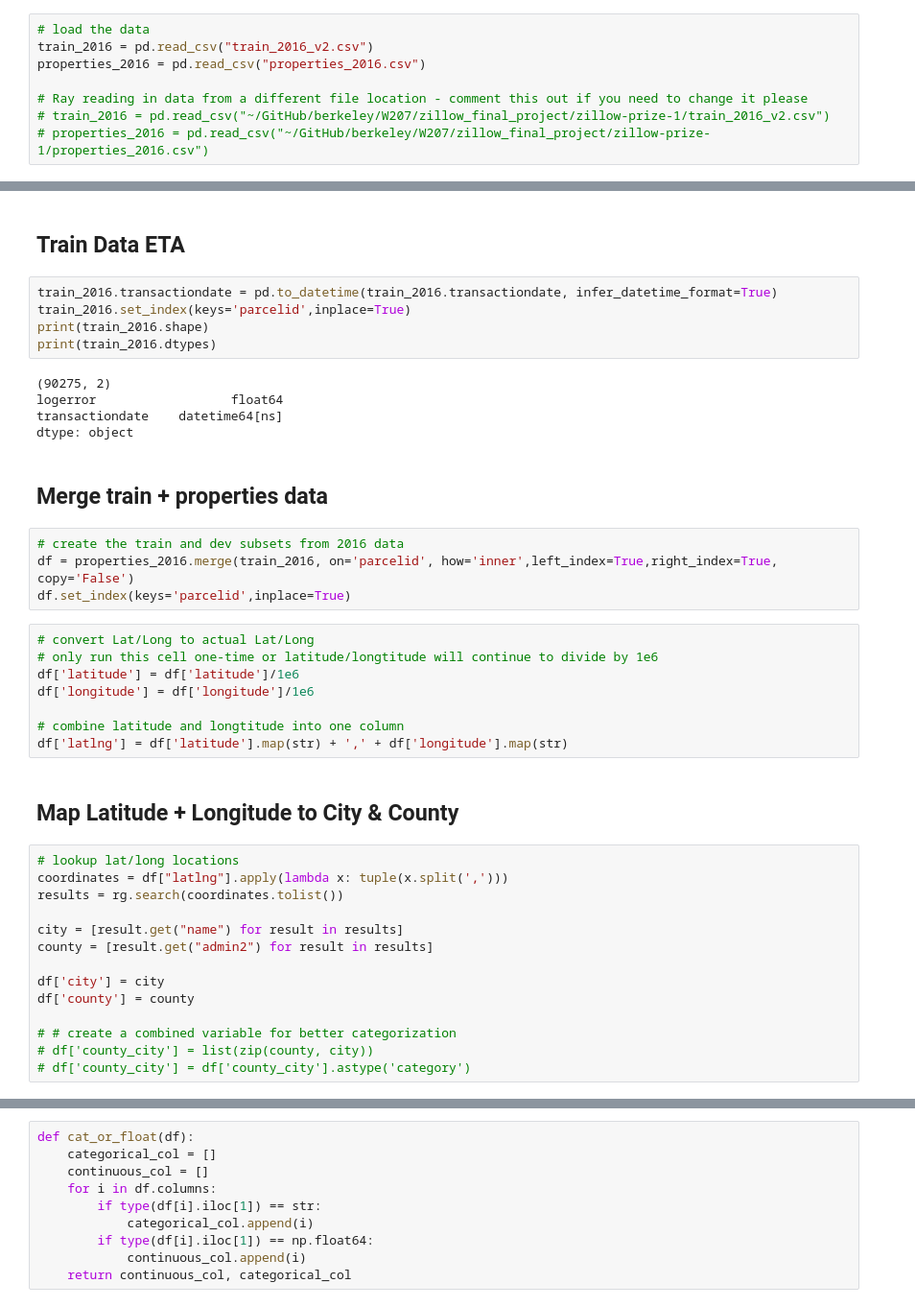
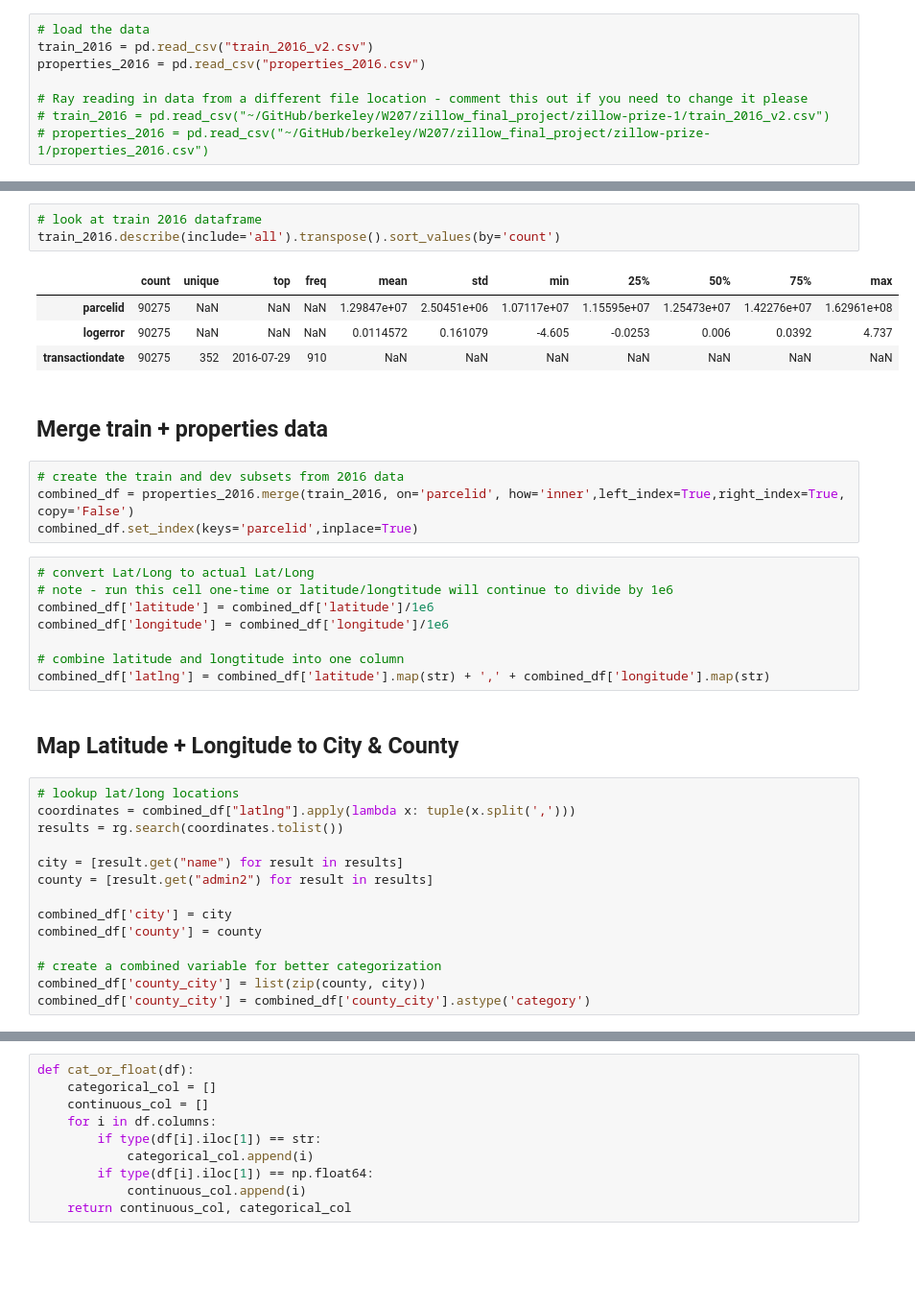
Before and after one commit to AustinDoolittle/W207-Final-Project, a Jupyter notebook: combined_eda.ipynb, the cells around one changed output, grey strips where cells are left out. Shown: that part at 96% size. Drawn from its saved outputs; the diff is of its cells as text; blank space fills up the shorter version.

```diff
--- a/combined_eda.ipynb
+++ b/combined_eda.ipynb
@@ -152,42 +60,38 @@ properties_2016.describe().transpose()
-# %% [markdown]
-## Train Data ETA
-# %%
-train_2016.transactiondate = pd.to_datetime(train_2016.transactiondate, infer_datetime_format=True)
-train_2016.set_index(keys='parcelid',inplace=True)
-print(train_2016.shape)
-print(train_2016.dtypes)
-# %% [output]
-(90275, 2)
-logerror                  float64
-transactiondate    datetime64[ns]
-dtype: object
+# %%
+# look at train 2016 dataframe
+train_2016.describe(include='all').transpose().sort_values(by='count')
+# %% [output]
+|  | count | unique | top | freq | mean | std | min | 25% | 50% | 75% | max |
+| parcelid | 90275 | NaN | NaN | NaN | 1.29847e+07 | 2.50451e+06 | 1.07117e+07 | 1.15595e+07 | 1.25473e+07 | 1.42276e+07 | 1.62961e+08 |
+| logerror | 90275 | NaN | NaN | NaN | 0.0114572 | 0.161079 | -4.605 | -0.0253 | 0.006 | 0.0392 | 4.737 |
+| transactiondate | 90275 | 352 | 2016-07-29 | 910 | NaN | NaN | NaN | NaN | NaN | NaN | NaN |
 # %% [markdown]
 ## Merge train + properties data
 # %%
 # create the train and dev subsets from 2016 data
-df = properties_2016.merge(train_2016, on='parcelid', how='inner',left_index=True,right_index=True, copy='False')
-df.set_index(keys='parcelid',inplace=True)
+combined_df = properties_2016.merge(train_2016, on='parcelid', how='inner',left_index=True,right_index=True, copy='False')
+combined_df.set_index(keys='parcelid',inplace=True)
 # %%
 # convert Lat/Long to actual Lat/Long
-# only run this cell one-time or latitude/longtitude will continue to divide by 1e6
-df['latitude'] = df['latitude']/1e6
-df['longitude'] = df['longitude']/1e6
+# note - run this cell one-time or latitude/longtitude will continue to divide by 1e6
+combined_df['latitude'] = combined_df['latitude']/1e6
+combined_df['longitude'] = combined_df['longitude']/1e6
 
 # combine latitude and longtitude into one column
-df['latlng'] = df['latitude'].map(str) + ',' + df['longitude'].map(str)
+combined_df['latlng'] = combined_df['latitude'].map(str) + ',' + combined_df['longitude'].map(str)
 # %% [markdown]
 ## Map Latitude + Longitude to City & County
 # %%
 # lookup lat/long locations
-coordinates = df["latlng"].apply(lambda x: tuple(x.split(',')))
+coordinates = combined_df["latlng"].apply(lambda x: tuple(x.split(',')))
 results = rg.search(coordinates.tolist())
 
 city = [result.get("name") for result in results]
 county = [result.get("admin2") for result in results]
 
-df['city'] = city
-df['county'] = county
+combined_df['city'] = city
+combined_df['county'] = county
 
-# # create a combined variable for better categorization
-# df['county_city'] = list(zip(county, city))
-# df['county_city'] = df['county_city'].astype('category')
+# create a combined variable for better categorization
+combined_df['county_city'] = list(zip(county, city))
+combined_df['county_city'] = combined_df['county_city'].astype('category')
```
Also changed, not shown: parts of 48 cells of this notebook.
